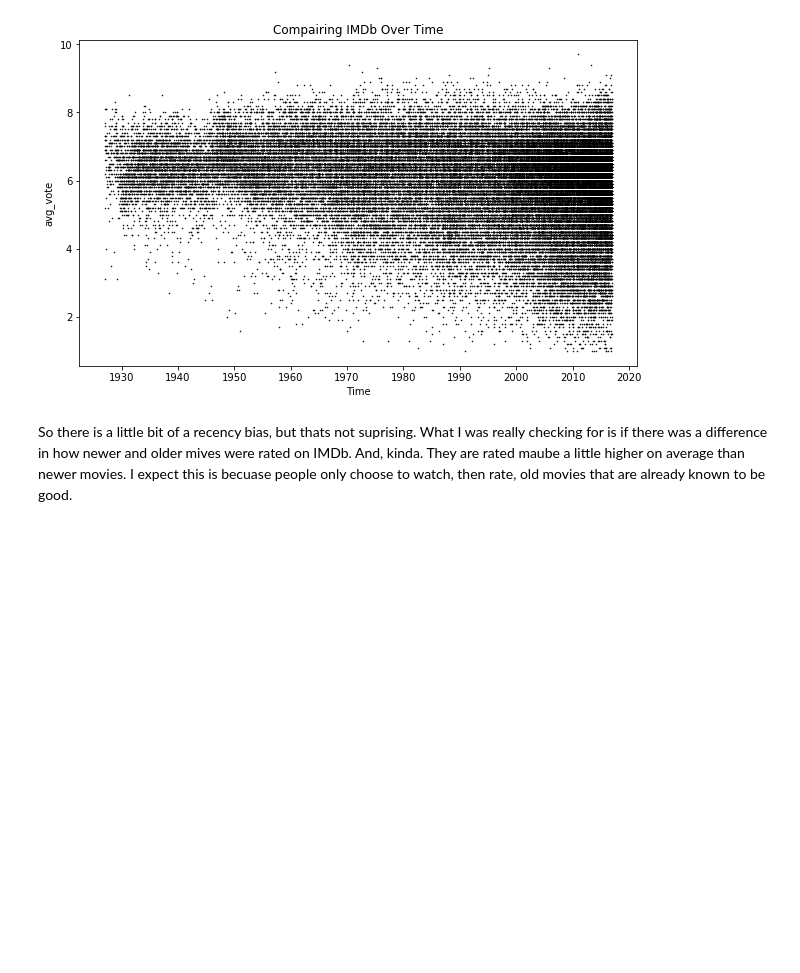
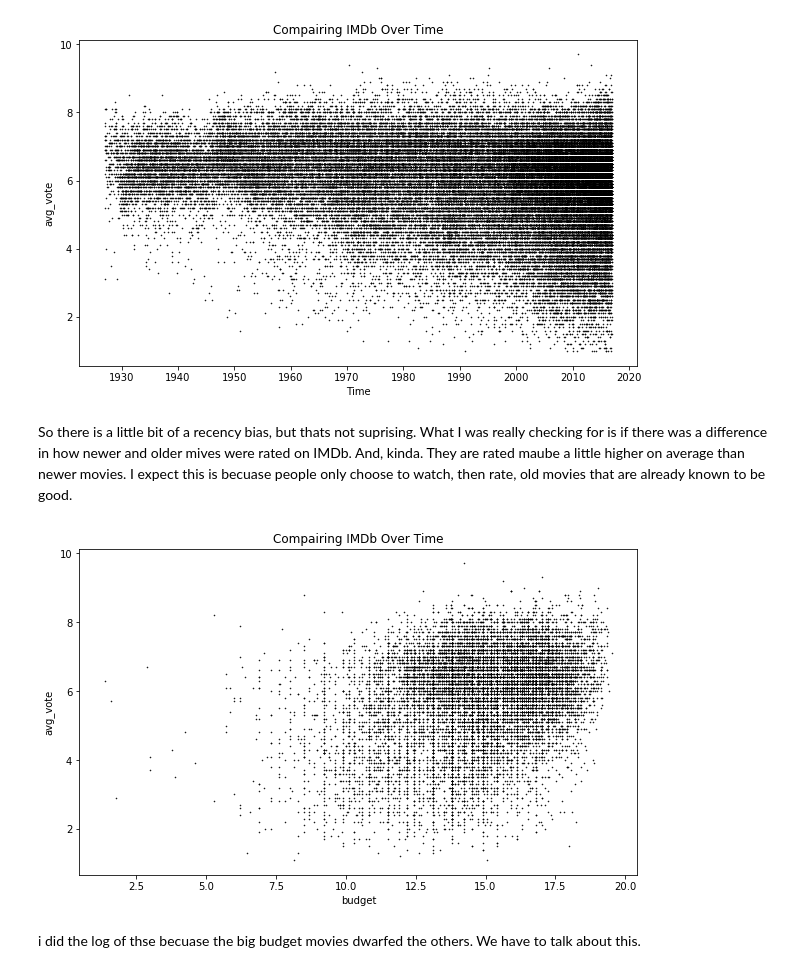
Before and after one commit to almetzler/SI330Final, a Jupyter notebook: Ben.ipynb, the cells around one changed output. Saved outputs shown, nothing was run; the diff lists cells and outputs as text; code cells hidden in the pictures; blank space fills up the shorter version.

```diff
--- a/Ben.ipynb
+++ b/Ben.ipynb
@@ -159,3 +137,14 @@ plt.show()
 [figure]
 # %% [markdown]
 So there is a little bit of a recency bias, but thats not suprising. What I was really checking for is if there was a difference in how newer and older mives were rated on IMDb. And, kinda. They are rated maube a little higher on average than newer movies. I expect this is becuase people only choose to watch, then rate, old movies that are already known to be good.
+# %%
+fig, ax = plt.subplots(figsize=(10, 6))
+plt.scatter(np.log(df2['budget']), df2['avg_vote'], c='black', s =.3)
+plt.title('Compairing IMDb Over Time')
+plt.xlabel("budget")
+plt.ylabel("avg_vote")
+plt.show()
+# %% [output]
+[figure, added]
+# %% [markdown]
+i did the log of thse becuase the big budget movies dwarfed the others. We have to talk about this.
```
Also changed, not shown: parts of 14 cells of this notebook.
